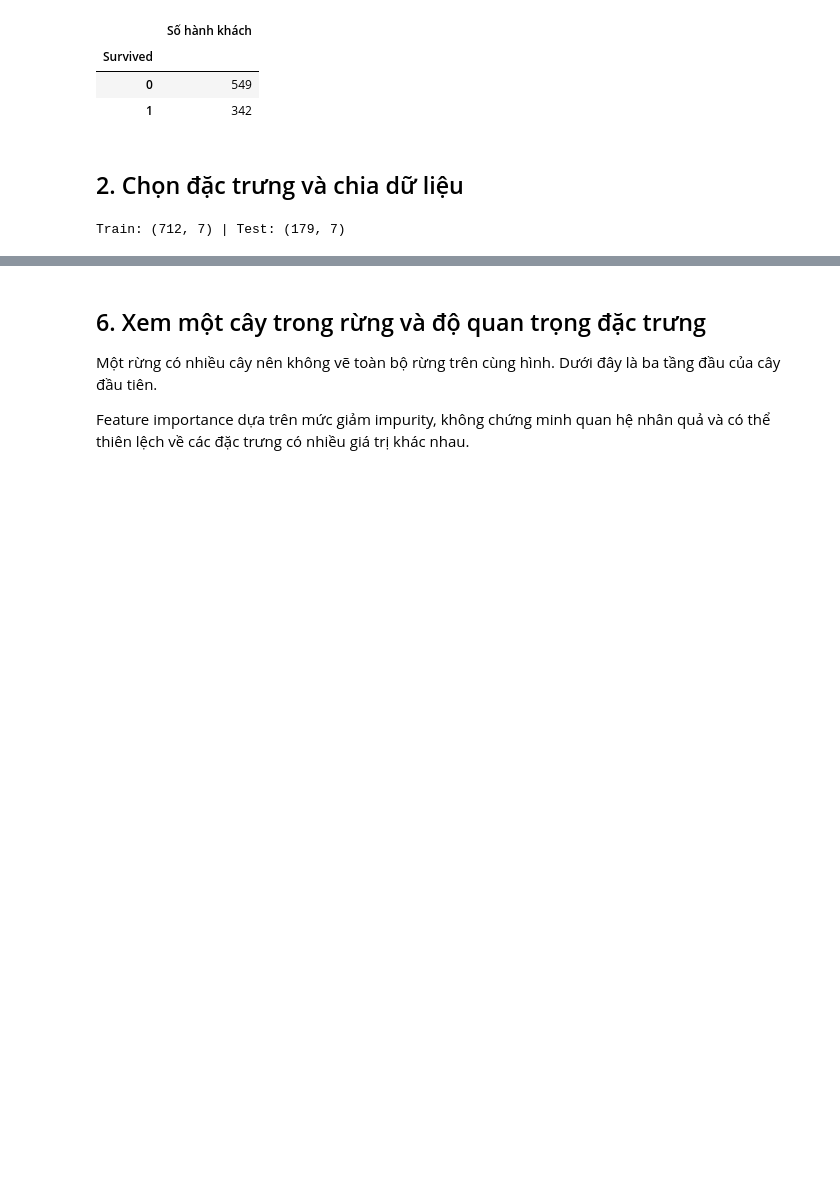
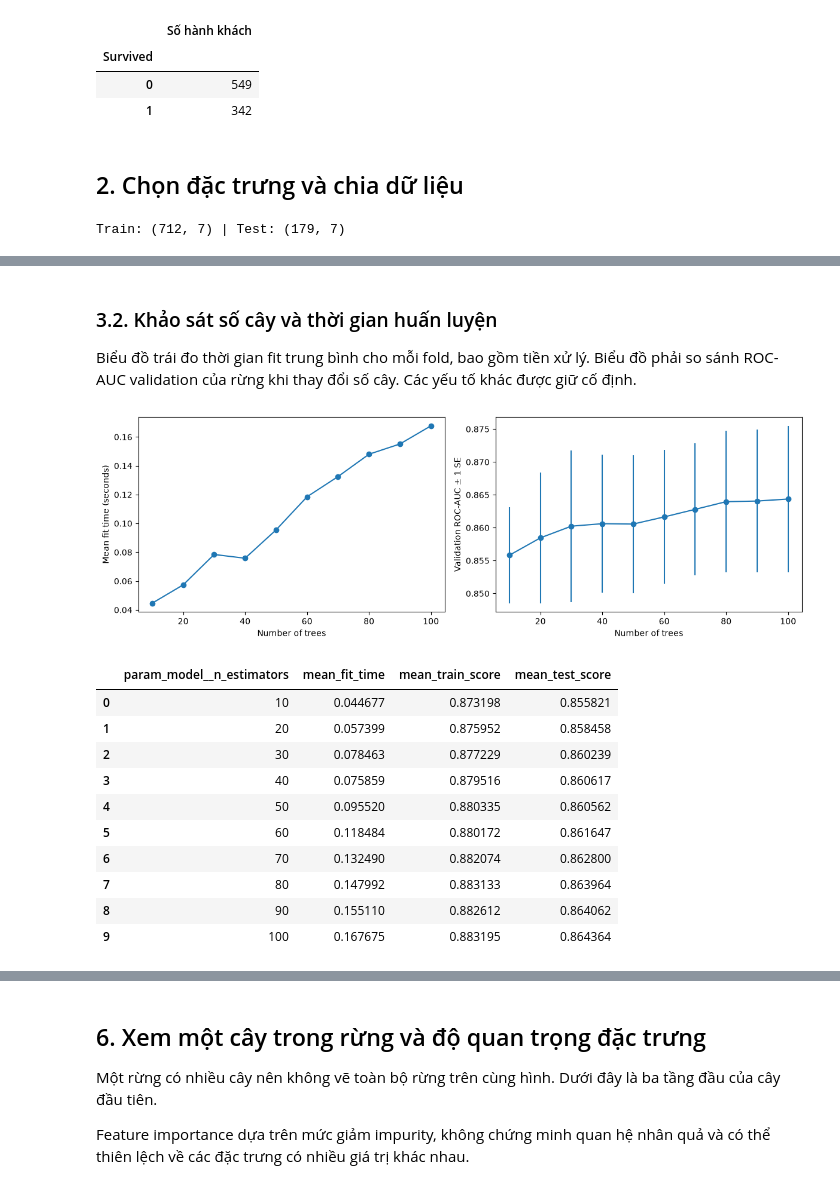
Before and after one commit to n3mchu4/Machine-Learning, a Jupyter notebook: kaggle/Titanic-EDA/src/main.ipynb, the cells around one changed output, grey strips where cells are left out. Cells and saved outputs as stored; diff of their text form; code cells hidden in the pictures; blank space fills up the shorter version.

```diff
--- a/kaggle/Titanic-EDA/src/main.ipynb
+++ b/kaggle/Titanic-EDA/src/main.ipynb
@@ -122,0 +165,30 @@ Mô hình được chọn theo CV: Random Forest
+# %% [markdown]
+### 3.2. Khảo sát số cây và thời gian huấn luyện
+Biểu đồ trái đo thời gian fit trung bình cho mỗi fold, bao gồm tiền xử lý. Biểu đồ phải so sánh ROC-AUC validation của rừng khi thay đổi số cây. Các yếu tố khác được giữ cố định.
+# %%
+rf_cv = pd.DataFrame(searches['Random Forest'].cv_results_)
+counts = rf_cv['param_model__n_estimators'].astype(int)
+fig, axes = plt.subplots(1, 2, figsize=(12, 4))
+axes[0].plot(counts, rf_cv['mean_fit_time'], '-o')
+axes[0].set_xlabel('Number of trees')
+axes[0].set_ylabel('Mean fit time (seconds)')
+axes[1].errorbar(counts, rf_cv['mean_test_score'],
+                 yerr=rf_cv['std_test_score']/np.sqrt(cv.get_n_splits()), marker='o')
+axes[1].set_xlabel('Number of trees')
+axes[1].set_ylabel('Validation ROC-AUC ± 1 SE')
+plt.tight_layout()
+plt.show()
+display(rf_cv[['param_model__n_estimators', 'mean_fit_time', 'mean_train_score', 'mean_test_score']])
+# %% [output]
+[figure, added]
+|  | param_model__n_estimators | mean_fit_time | mean_train_score | mean_test_score |
+| 0 | 10 | 0.044677 | 0.873198 | 0.855821 |
+| 1 | 20 | 0.057399 | 0.875952 | 0.858458 |
+| 2 | 30 | 0.078463 | 0.877229 | 0.860239 |
+| 3 | 40 | 0.075859 | 0.879516 | 0.860617 |
+| 4 | 50 | 0.095520 | 0.880335 | 0.860562 |
+| 5 | 60 | 0.118484 | 0.880172 | 0.861647 |
+| 6 | 70 | 0.132490 | 0.882074 | 0.862800 |
+| 7 | 80 | 0.147992 | 0.883133 | 0.863964 |
+| 8 | 90 | 0.155110 | 0.882612 | 0.864062 |
+| 9 | 100 | 0.167675 | 0.883195 | 0.864364 |
```
Also changed, not shown: parts of 17 cells of this notebook, 3 other files.
